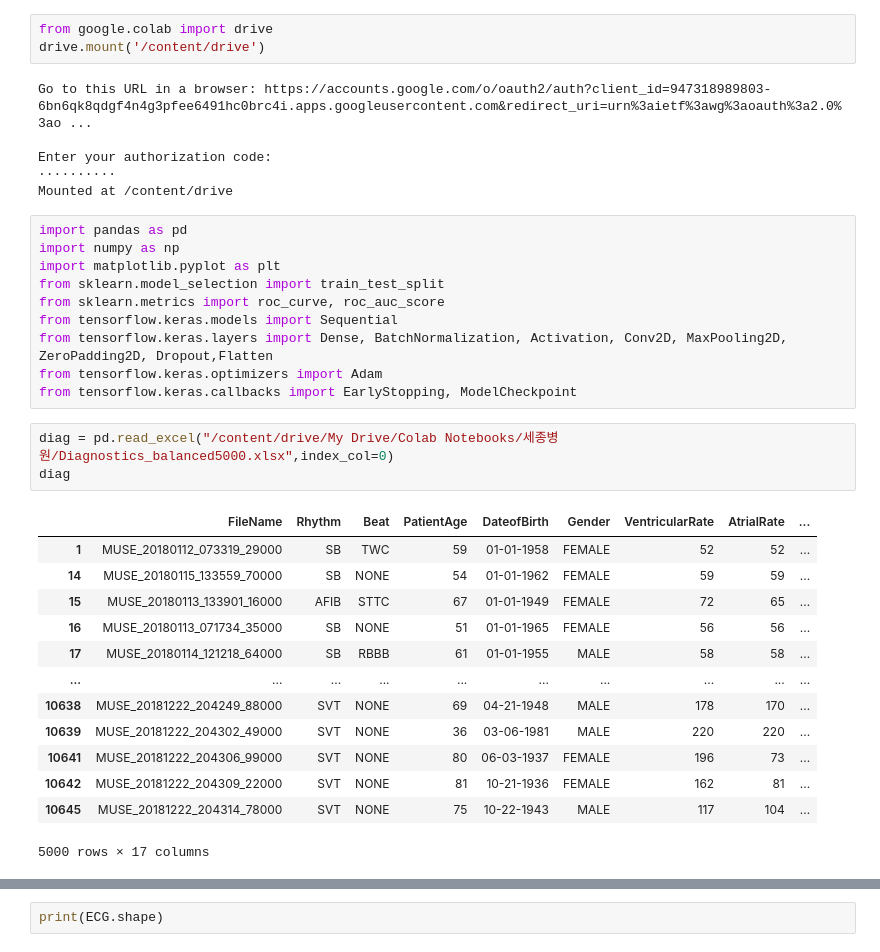
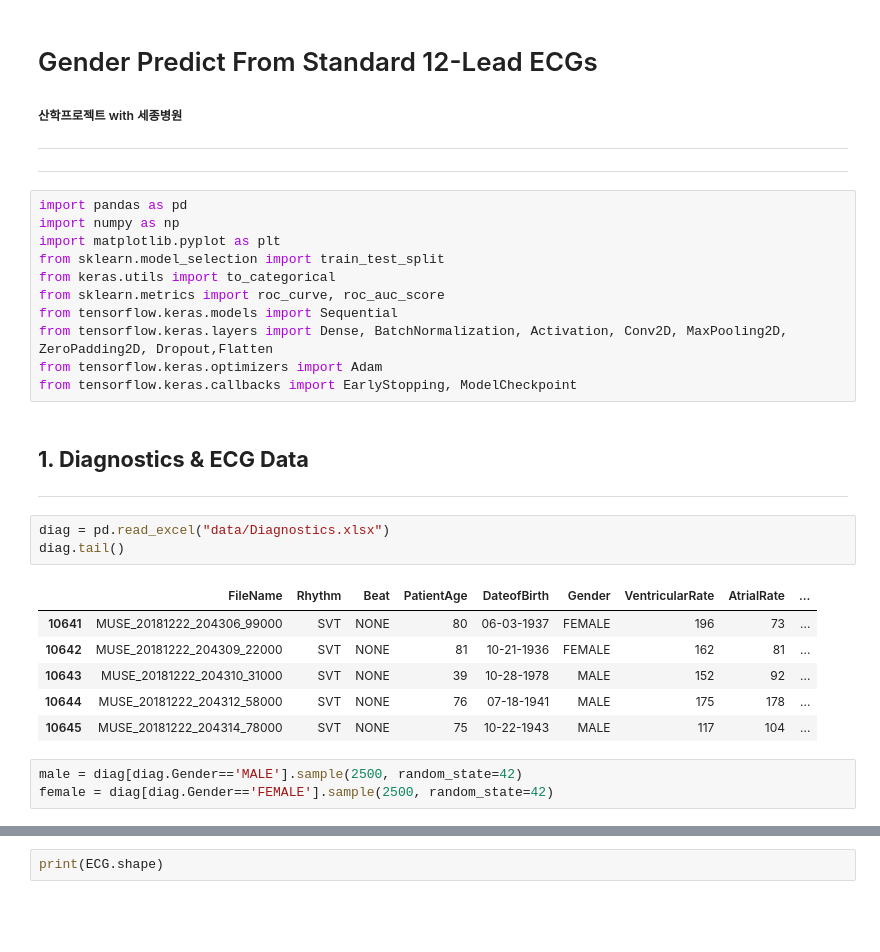
Before and after one commit to JungMinSeung/ECGProject, a Jupyter notebook: ECG_Gender_Predict.ipynb, the cells around one changed output, grey strips where cells are left out. Saved outputs shown, nothing was run; the diff lists cells and outputs as text; blank space fills up the shorter version.

```diff
--- a/ECG_Gender_Predict.ipynb
+++ b/ECG_Gender_Predict.ipynb
@@ -1,38 +1,34 @@
 # %% [markdown]
 <a href="https://colab.research.google.com/github/yoonji811/ECGProject/blob/master/ECG_Gender_Predict.ipynb" target="_parent"><img src="https://colab.research.google.com/assets/colab-badge.svg" alt="Open In Colab"/></a>
-# %%
-from google.colab import drive
-drive.mount('/content/drive')
-# %% [output]
-Go to this URL in a browser: https://accounts.google.com/o/oauth2/auth?client_id=947318989803-6bn6qk8qdgf4n4g3pfee6491hc0brc4i.apps.googleusercontent.com&redirect_uri=urn%3aietf%3awg%3aoauth%3a2.0%3ao ...
-
-Enter your authorization code:
-··········
-Mounted at /content/drive
+# %% [markdown]
+# Gender Predict From Standard 12-Lead ECGs
+##### 산학프로젝트 with 세종병원
+---
+---
 # %%
 import pandas as pd
 import numpy as np
 import matplotlib.pyplot as plt
 from sklearn.model_selection import train_test_split
+from keras.utils import to_categorical
 from sklearn.metrics import roc_curve, roc_auc_score
 from tensorflow.keras.models import Sequential
 from tensorflow.keras.layers import Dense, BatchNormalization, Activation, Conv2D, MaxPooling2D, ZeroPadding2D, Dropout,Flatten
 from tensorflow.keras.optimizers import Adam
 from tensorflow.keras.callbacks import EarlyStopping, ModelCheckpoint
-# %%
-diag = pd.read_excel("/content/drive/My Drive/Colab Notebooks/세종병원/Diagnostics_balanced5000.xlsx",index_col=0)
-diag
-# %% [output]
-|  | FileName | Rhythm | Beat | PatientAge | DateofBirth | Gender | VentricularRate | AtrialRate | ... |
-| 1 | MUSE_20180112_073319_29000 | SB | TWC | 59 | 01-01-1958 | FEMALE | 52 | 52 | ... |
-| 14 | MUSE_20180115_133559_70000 | SB | NONE | 54 | 01-01-1962 | FEMALE | 59 | 59 | ... |
-| 15 | MUSE_20180113_133901_16000 | AFIB | STTC | 67 | 01-01-1949 | FEMALE | 72 | 65 | ... |
-| 16 | MUSE_20180113_071734_35000 | SB | NONE | 51 | 01-01-1965 | FEMALE | 56 | 56 | ... |
-| 17 | MUSE_20180114_121218_64000 | SB | RBBB | 61 | 01-01-1955 | MALE | 58 | 58 | ... |
-| ... | ... | ... | ... | ... | ... | ... | ... | ... | ... |
-| 10638 | MUSE_20181222_204249_88000 | SVT | NONE | 69 | 04-21-1948 | MALE | 178 | 170 | ... |
-| 10639 | MUSE_20181222_204302_49000 | SVT | NONE | 36 | 03-06-1981 | MALE | 220 | 220 | ... |
-| 10641 | MUSE_20181222_204306_99000 | SVT | NONE | 80 | 06-03-1937 | FEMALE | 196 | 73 | ... |
-| 10642 | MUSE_20181222_204309_22000 | SVT | NONE | 81 | 10-21-1936 | FEMALE | 162 | 81 | ... |
-| 10645 | MUSE_20181222_204314_78000 | SVT | NONE | 75 | 10-22-1943 | MALE | 117 | 104 | ... |
-5000 rows × 17 columns
+# %% [markdown]
+## **1. Diagnostics & ECG Data**
+---
+# %%
+diag = pd.read_excel("data/Diagnostics.xlsx")
+diag.tail()
+# %% [output]
+|  | FileName | Rhythm | Beat | PatientAge | DateofBirth | Gender | VentricularRate | AtrialRate | ... |
+| 10641 | MUSE_20181222_204306_99000 | SVT | NONE | 80 | 06-03-1937 | FEMALE | 196 | 73 | ... |
+| 10642 | MUSE_20181222_204309_22000 | SVT | NONE | 81 | 10-21-1936 | FEMALE | 162 | 81 | ... |
+| 10643 | MUSE_20181222_204310_31000 | SVT | NONE | 39 | 10-28-1978 | MALE | 152 | 92 | ... |
+| 10644 | MUSE_20181222_204312_58000 | SVT | NONE | 76 | 07-18-1941 | MALE | 175 | 178 | ... |
+| 10645 | MUSE_20181222_204314_78000 | SVT | NONE | 75 | 10-22-1943 | MALE | 117 | 104 | ... |
+# %%
+male = diag[diag.Gender=='MALE'].sample(2500, random_state=42)
+female = diag[diag.Gender=='FEMALE'].sample(2500, random_state=42)
```
Also changed, not shown: parts of 30 cells of this notebook.
